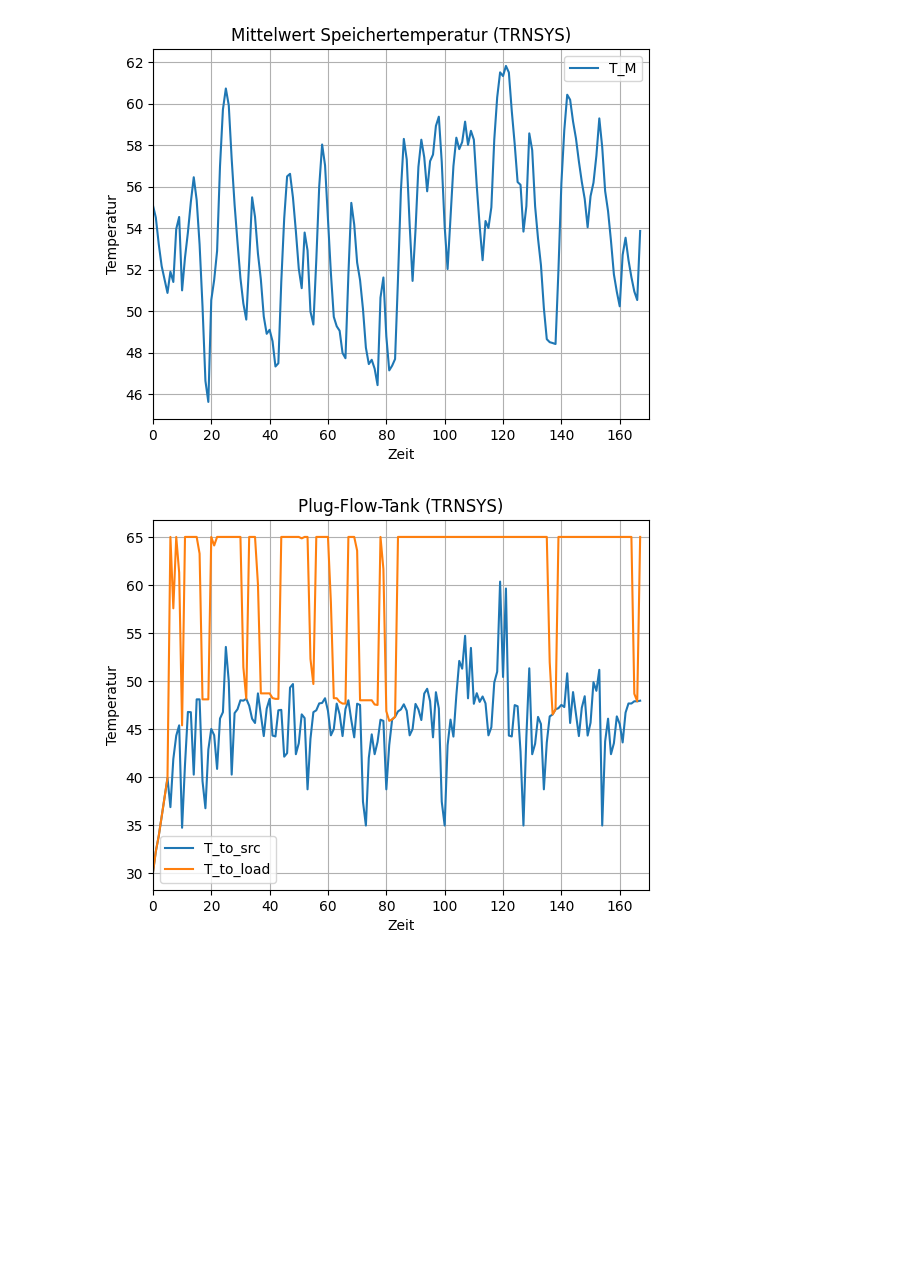
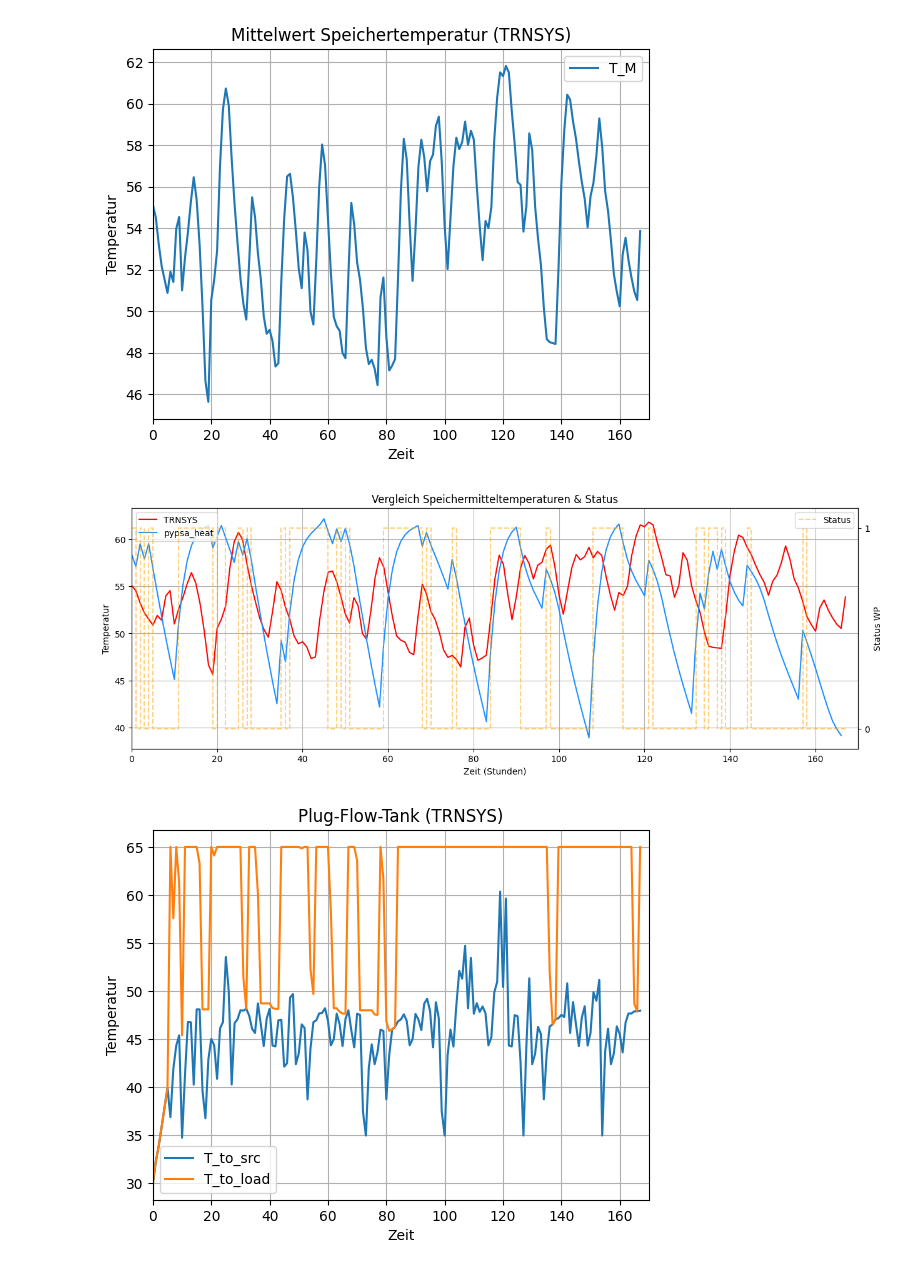
Before and after one commit to choffma8/masterprojektWaermespeicher, a Jupyter notebook: modellierungKonstanterVolumenspeicher.ipynb, the cells around one changed output. Saved outputs shown, nothing was run; the diff lists cells and outputs as text; code cells hidden in the pictures; blank space fills up the shorter version.

Commit message:
Plot Vergleich Speichermitteltemp. und Status WP

```diff
--- a/modellierungKonstanterVolumenspeicher.ipynb
+++ b/modellierungKonstanterVolumenspeicher.ipynb
@@ -338,6 +353,8 @@ np.savetxt(
     header="hs_mittelwert",
     comments=""
 )
+
+df_mittelwert_schichten = pd.read_csv('Outputs/df_mittelwert_schichten.csv', skiprows=[1])
 # %%
 plt.plot(data.mean(axis=1))
 plt.title('Mittelwert Speichertemperatur')
@@ -378,12 +395,12 @@ plt.show()
 # %%
 # Einlesen der CSV-Datei mit der Speichermitteltemperatur (TRNSYS)
 
-df = pd.read_csv('TRNSYSspeichermitteltemperatur.csv', skiprows=[1], encoding='latin1')
-df = df.dropna(axis=1, how='all')
-df.columns = df.columns.str.strip()
-df = df.drop(columns=['TIME'])
+TRNSYS_T_m = pd.read_csv('TRNSYSspeichermitteltemperatur.csv', skiprows=[1], encoding='latin1')
+TRNSYS_T_m = TRNSYS_T_m.dropna(axis=1, how='all')
+TRNSYS_T_m.columns = TRNSYS_T_m.columns.str.strip()
+TRNSYS_T_m = TRNSYS_T_m.drop(columns=['TIME'])
 
-df.plot()
+TRNSYS_T_m.plot()
 plt.title('Mittelwert Speichertemperatur (TRNSYS)')
 plt.xlabel('Zeit')
 plt.ylabel('Temperatur')
@@ -392,6 +409,31 @@ plt.grid()
 plt.show()
 # %% [output]
 [figure]
+# %%
+fig, ax1 = plt.subplots(figsize=(15, 5))
+
+ax1.plot(range(len(TRNSYS_T_m)), TRNSYS_T_m.values, label='TRNSYS', color='red')
+ax1.plot(range(len(df_mittelwert_schichten)), df_mittelwert_schichten.values, label='pypsa_heat', color='dodgerblue')
+
+ax1.set_title('Vergleich Speichermitteltemperaturen & Status')
+ax1.set_xlabel('Zeit (Stunden)')
+ax1.set_ylabel('Temperatur')
+ax1.set_xlim(0, 170)
+ax1.grid(True)
+
+ax2 = ax1.twinx()
+ax2.step(range(len(status)), status.values, color='orange', linestyle='--', label='Status', alpha=0.5)
+
+ax2.set_ylabel('Status WP')
+ax2.set_ylim(-0.1, 1.1)
+ax2.set_yticks([0, 1])
+
+ax1.legend(labels1, loc='upper left')
+ax2.legend(labels2, loc='upper right')
+
+plt.show()
+# %% [output]
+[figure, added]
 # %%
 # Einlesen der CSV-Datei des Plug-Flow-Tanks (TRNSYS)
 
```
Also changed, not shown: parts of 3 cells of this notebook.
